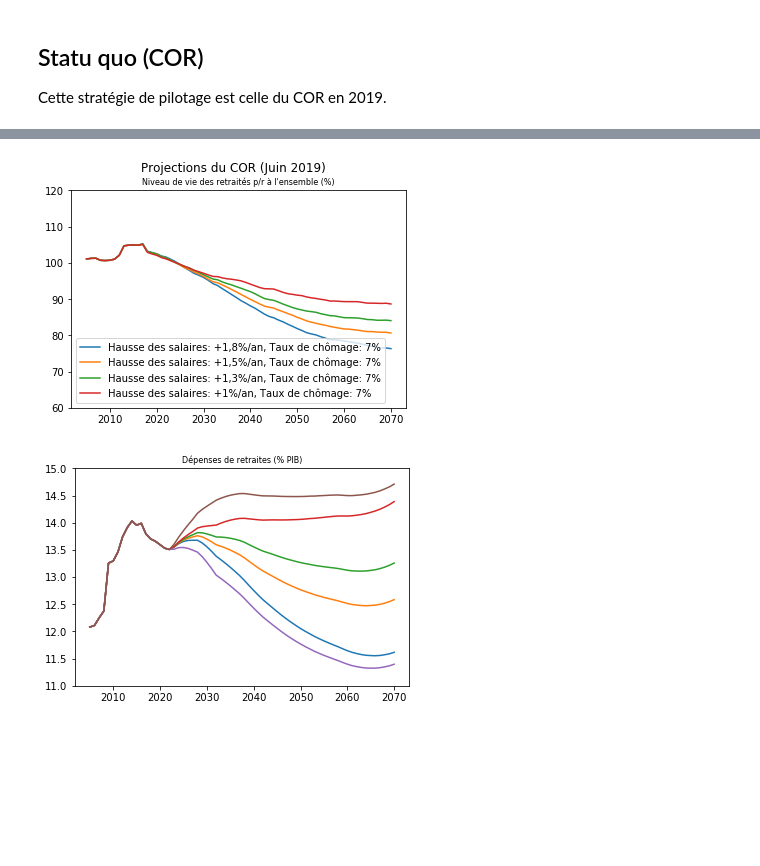
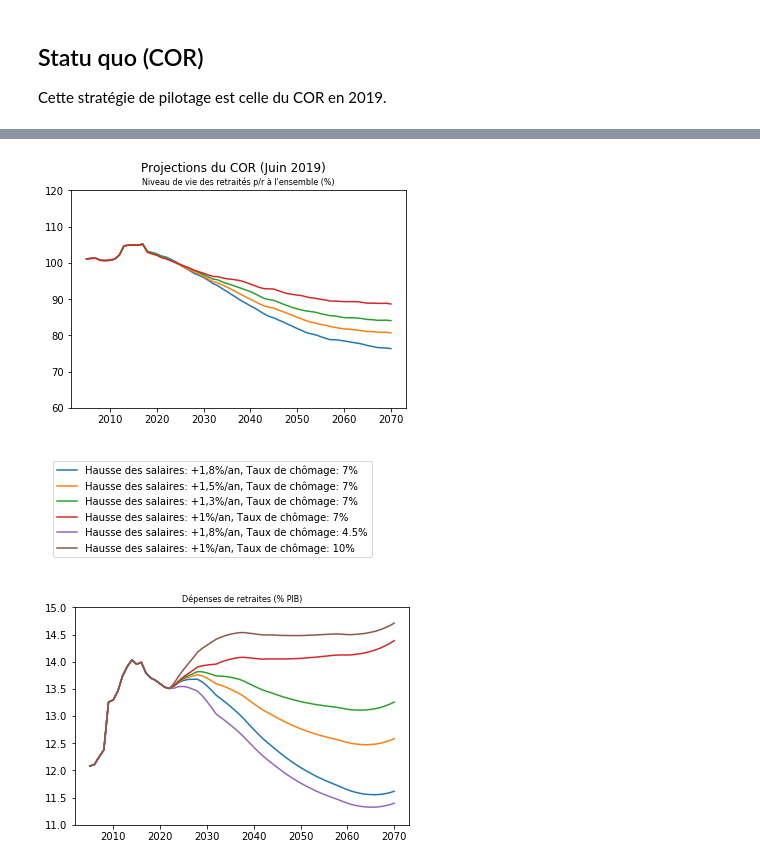
Before and after one commit to brunoscherrer/retraites, a Jupyter notebook: doc/simulation-COR-juin-2019.ipynb, the cells around one changed output, grey strips where cells are left out. Saved outputs shown, nothing was run; the diff lists cells and outputs as text; code cells hidden in the pictures; blank space fills up the shorter version.

Commit message:
Ajoute une legende au simulateur

```diff
--- a/doc/simulation-COR-juin-2019.ipynb
+++ b/doc/simulation-COR-juin-2019.ipynb
@@ -30,8 +34,10 @@ analyse.dessineSimulation()
 # %%
-analyse.graphique("RNV",dessine_legende=True, scenarios_indices=range(1,5))
+analyse.graphique("RNV", scenarios_indices=range(1,5))
 pl.suptitle(titre);
+analyse.dessineLegende()
 # %% [output]
-[figure, old version]
+[figure, new version]
+[figure, added]
 # %%
 analyse.graphique("Depenses")
 analyse.dessineLegende()
```
Also changed, not shown: parts of 2 cells of this notebook, 2 other files.
